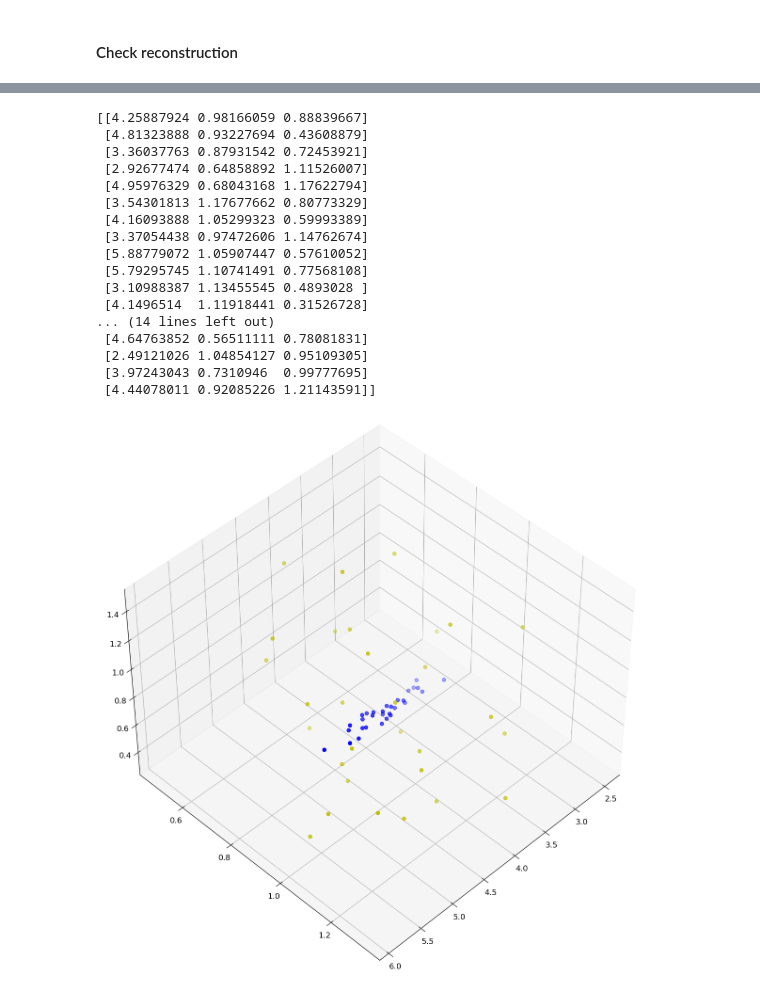
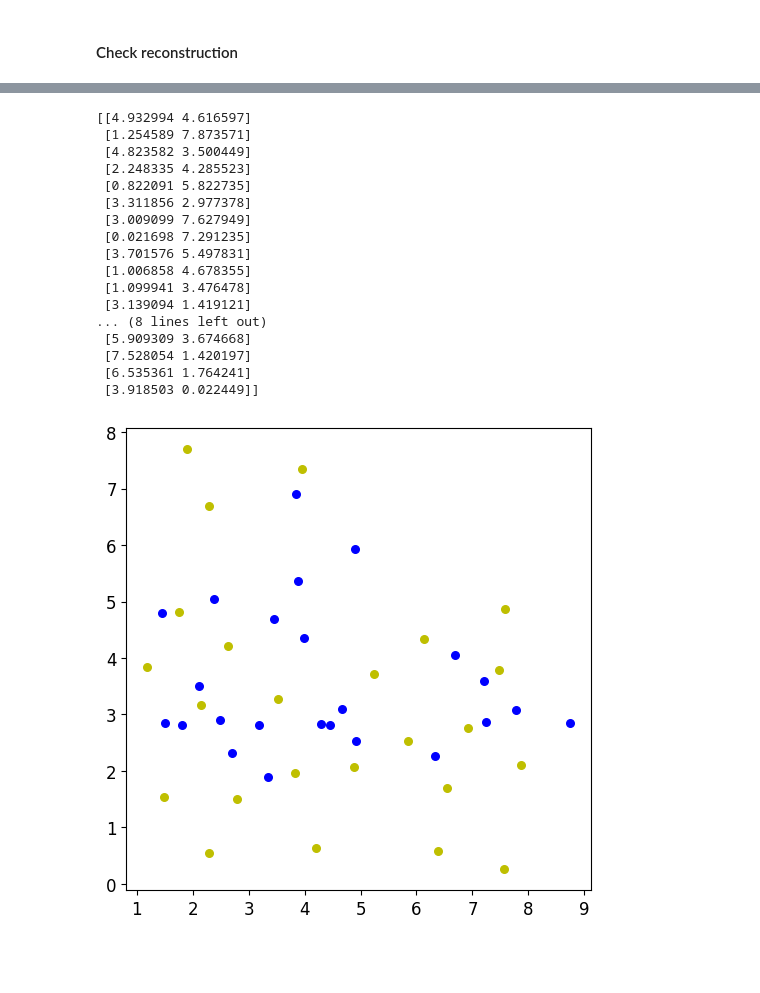
Before and after one commit to group9ine/variational-autoencoders, a Jupyter notebook: Standard NN.ipynb, the cells around one changed output, grey strips where cells are left out. Saved outputs shown, nothing was run; the diff lists cells and outputs as text; code cells hidden in the pictures; blank space fills up the shorter version.

```diff
--- a/Standard NN.ipynb
+++ b/Standard NN.ipynb
@@ -323,6 +309,6 @@ Sampling in the latent space is reasonably gaussian as expected
 # %% [markdown]
 We can now use the data to decode
 # %%
-decoded_test = np.array(decoder.predict(encoded_test[2,:,:])).reshape(-1,30,3)
+decoded_test = np.array(decoder.predict(encoded_test[2,:,:])).reshape(-1,numpart,dim)
 print(decoded_test.shape)
 # %% [output]
@@ -353,29 +339,35 @@ array([[4.5785513 , 0.9328321 , 0.74532354],
 # %%
-ts = testset.reshape(-1,30,3)
+ts = testset.reshape(-1,numpart,dim)
 print(ts[1,:,:])
 # %% [output]
-[[4.25887924 0.98166059 0.88839667]
- [4.81323888 0.93227694 0.43608879]
- [3.36037763 0.87931542 0.72453921]
- [2.92677474 0.64858892 1.11526007]
- [4.95976329 0.68043168 1.17622794]
- [3.54301813 1.17677662 0.80773329]
- [4.16093888 1.05299323 0.59993389]
- [3.37054438 0.97472606 1.14762674]
- [5.88779072 1.05907447 0.57610052]
- [5.79295745 1.10741491 0.77568108]
- [3.10988387 1.13455545 0.4893028 ]
- [4.1496514  1.11918441 0.31526728]
-... (14 lines left out)
- [4.64763852 0.56511111 0.78081831]
- [2.49121026 1.04854127 0.95109305]
- [3.97243043 0.7310946  0.99777695]
- [4.44078011 0.92085226 1.21143591]]
+[[4.932994 4.616597]
+ [1.254589 7.873571]
+ [4.823582 3.500449]
+ [2.248335 4.285523]
+ [0.822091 5.822735]
+ [3.311856 2.977378]
+ [3.009099 7.627949]
+ [0.021698 7.291235]
+ [3.701576 5.497831]
+ [1.006858 4.678355]
+ [1.099941 3.476478]
+ [3.139094 1.419121]
+... (8 lines left out)
+ [5.909309 3.674668]
+ [7.528054 1.420197]
+ [6.535361 1.764241]
+ [3.918503 0.022449]]
+# %%
+if dim == 2:
+    plt.figure(figsize=(6, 6))
+    plt.scatter(decoded_test[1,:,0], decoded_test[1,:,1], s=30, c="b")
+    plt.scatter(ts[1,:,0], ts[1,:,1], s=30, c="y")
+# %% [output]
+[figure, added]
 # %%
-fig = plt.figure(figsize=(15, 15))
-ax = fig.add_subplot(projection='3d')
-ax.scatter(decoded_test[1,:,0], decoded_test[1,:,1],decoded_test[1,:,2], s=30, c="b", depthshade=True)
-ax.scatter(ts[1,:,0], ts[1,:,1],ts[1,:,2], s=30, c="y", depthshade=True)
-ax.view_init(45,45)
+if dim ==3:
+    fig = plt.figure(figsize=(15, 15))
+    ax = fig.add_subplot(projection='3d')
+    ax.scatter(decoded_test[1,:,0], decoded_test[1,:,1],decoded_test[1,:,2], s=30, c="b", depthshade=True)
+    ax.scatter(ts[1,:,0], ts[1,:,1],ts[1,:,2], s=30, c="y", depthshade=True)
+    ax.view_init(45,45)
-# %% [output]
-[figure, removed]
```
Also changed, not shown: parts of 17 cells of this notebook, 2 other files.
